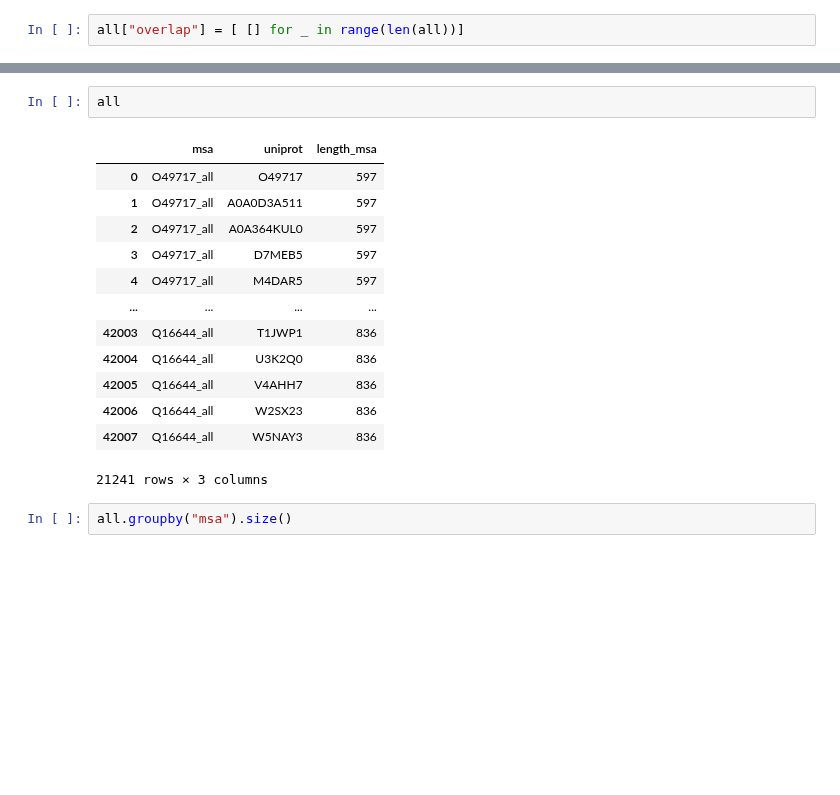
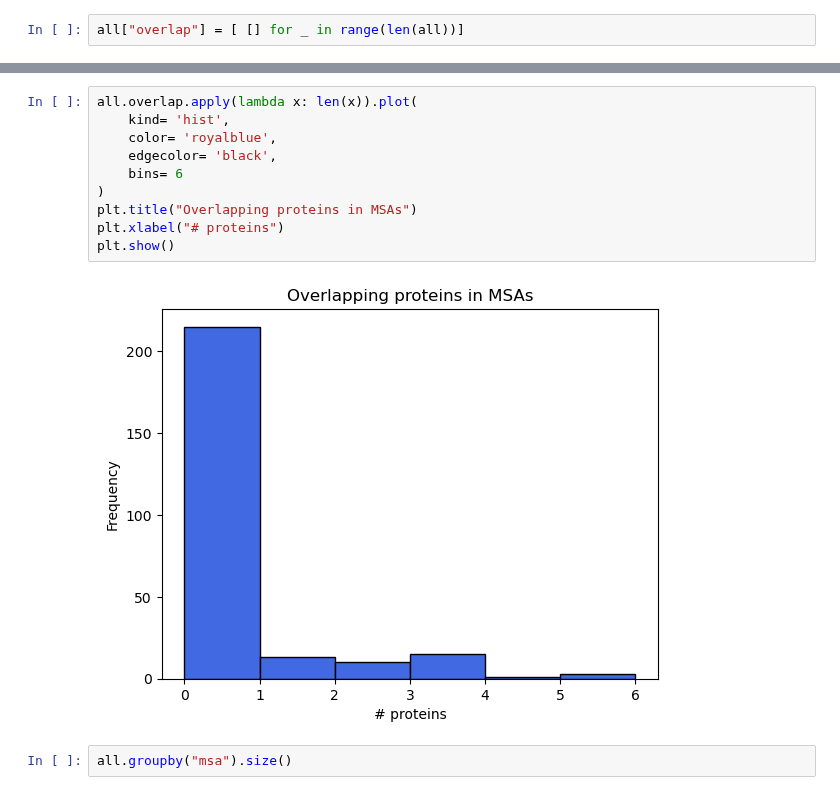
Before and after one commit to alvaro-2/cis-reg, a Jupyter notebook: scripts/orthologs.ipynb, the cells around one changed output, grey strips where cells are left out. Saved outputs shown, nothing was run; the diff lists cells and outputs as text; blank space fills up the shorter version.

```diff
--- a/scripts/orthologs.ipynb
+++ b/scripts/orthologs.ipynb
@@ -143,20 +152,16 @@ all
 257 rows × 3 columns
-# %%
-all
-# %% [output]
-|  | msa | uniprot | length_msa |
-| 0 | O49717_all | O49717 | 597 |
-| 1 | O49717_all | A0A0D3A511 | 597 |
-| 2 | O49717_all | A0A364KUL0 | 597 |
-| 3 | O49717_all | D7MEB5 | 597 |
-| 4 | O49717_all | M4DAR5 | 597 |
-| ... | ... | ... | ... |
-| 42003 | Q16644_all | T1JWP1 | 836 |
-| 42004 | Q16644_all | U3K2Q0 | 836 |
-| 42005 | Q16644_all | V4AHH7 | 836 |
-| 42006 | Q16644_all | W2SX23 | 836 |
-| 42007 | Q16644_all | W5NAY3 | 836 |
-21241 rows × 3 columns
+# %%
+all.overlap.apply(lambda x: len(x)).plot(
+    kind= 'hist',
+    color= 'royalblue',
+    edgecolor= 'black',
+    bins= 6
+)
+plt.title("Overlapping proteins in MSAs")
+plt.xlabel("# proteins")
+plt.show()
+# %% [output]
+[figure, added]
 # %%
 all.groupby("msa").size()
 # %% [output]
```
Also changed, not shown: parts of 9 cells of this notebook, 1 other file.
